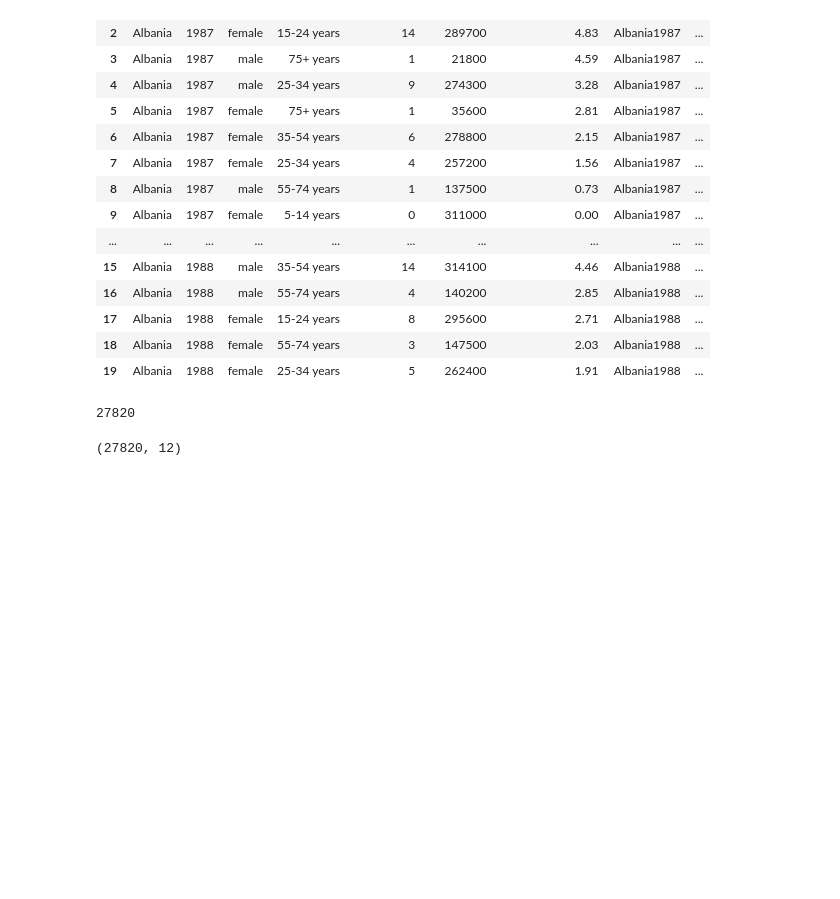
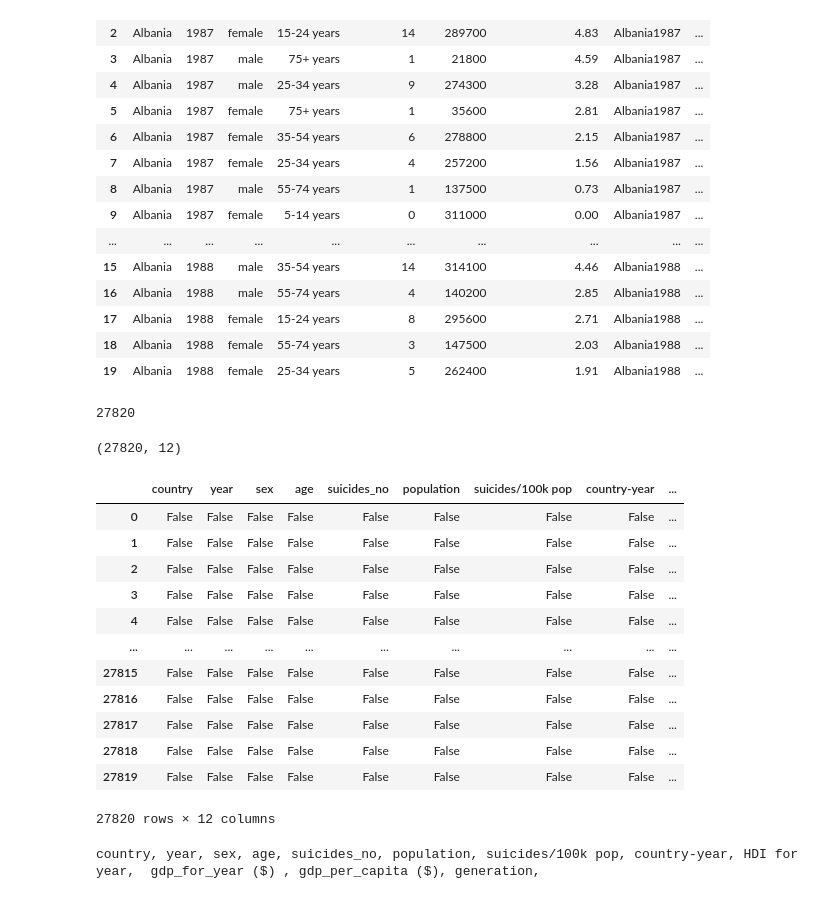
Before and after one commit to hecshzye/suicide-rates-overview-1985-2016, a Jupyter notebook: suicide-rate-eda.ipynb, the cells around one changed output. Drawn from its saved outputs; the diff is of its cells as text; code cells hidden in the pictures; blank space fills up the shorter version.

```diff
--- a/suicide-rate-eda.ipynb
+++ b/suicide-rate-eda.ipynb
@@ -111,3 +95,27 @@ len(df)
 df.shape
 # %% [output]
 (27820, 12)
+# %%
+# Verifying missing values
+df.isnull()
+# %% [output]
+|  | country | year | sex | age | suicides_no | population | suicides/100k pop | country-year | ... |
+| 0 | False | False | False | False | False | False | False | False | ... |
+| 1 | False | False | False | False | False | False | False | False | ... |
+| 2 | False | False | False | False | False | False | False | False | ... |
+| 3 | False | False | False | False | False | False | False | False | ... |
+| 4 | False | False | False | False | False | False | False | False | ... |
+| ... | ... | ... | ... | ... | ... | ... | ... | ... | ... |
+| 27815 | False | False | False | False | False | False | False | False | ... |
+| 27816 | False | False | False | False | False | False | False | False | ... |
+| 27817 | False | False | False | False | False | False | False | False | ... |
+| 27818 | False | False | False | False | False | False | False | False | ... |
+| 27819 | False | False | False | False | False | False | False | False | ... |
+27820 rows × 12 columns
+# %%
+# Finding out null values
+null_val = df.isnull()
+for i in df.columns:
+    print(i, end=", ")
+# %% [output]
+country, year, sex, age, suicides_no, population, suicides/100k pop, country-year, HDI for year,  gdp_for_year ($) , gdp_per_capita ($), generation,
```
Also changed, not shown: parts of 21 cells of this notebook.
